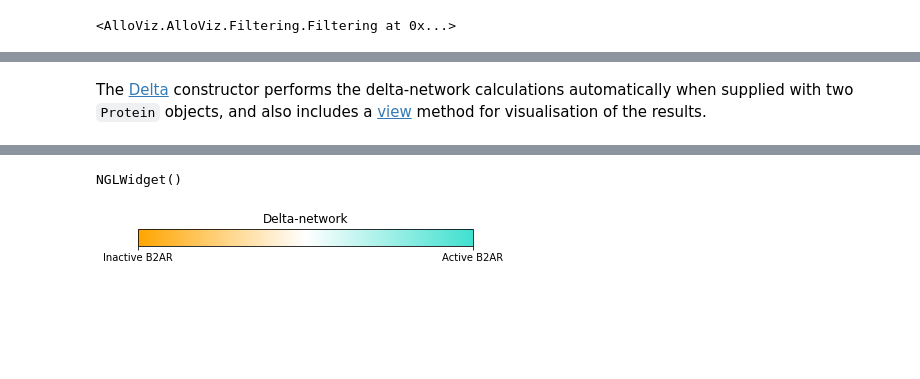
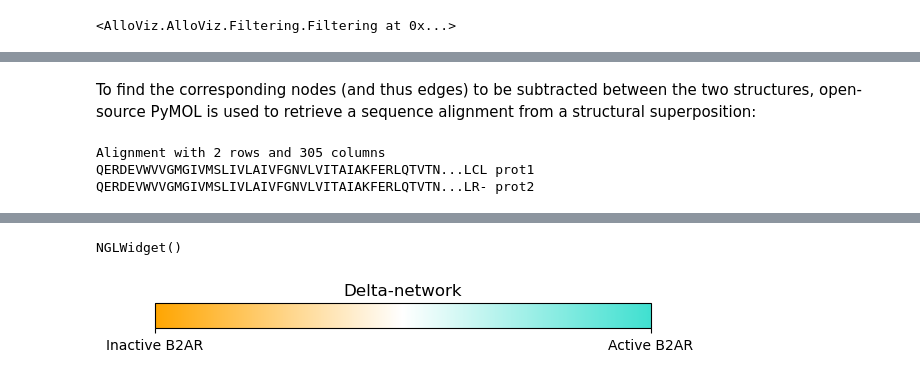
Before and after one commit to frannerin/AlloViz, a Jupyter notebook: notebooks/delta.ipynb, the cells around one changed output, grey strips where cells are left out. Drawn from its saved outputs; the diff is of its cells as text; code cells hidden in the pictures; blank space fills up the shorter version.

```diff
--- a/notebooks/delta.ipynb
+++ b/notebooks/delta.ipynb
@@ -131,8 +71,13 @@ adding analyzed edges <AlloViz.Wrappers.pytraj_w.pytraj_CA object at 0x...> Spat
-# %% [markdown]
-The [Delta](api/AlloViz.Delta.rst) constructor performs the delta-network calculations automatically when supplied with two `Protein` objects, and also includes a [view](api/AlloViz.Delta.view.rst) method for visualisation of the results.
 # %%
 delta = AlloViz.Delta(activeB2AR, inactiveB2AR)
+# %% [markdown]
+To find the corresponding nodes (and thus edges) to be subtracted between the two structures, open-source PyMOL is used to retrieve a sequence alignment from a structural superposition:
+# %%
+print(delta._aln)
+# %% [output]
+Alignment with 2 rows and 305 columns
+QERDEVWVVGMGIVMSLIVLAIVFGNVLVITAIAKFERLQTVTN...LCL prot1
+QERDEVWVVGMGIVMSLIVLAIVFGNVLVITAIAKFERLQTVTN...LR- prot2
 # %%
-delta.view(pkg="pytraj_CA", metric="btw", filtering="Spatially_distant", element=["edges"])
-# the same as: delta.pytraj_CA.Spatially_distant.edges.view("btw")
+delta.view(pkg="pytraj_CA", metric="btw", filtering="No_Sequence_Neighbors", element="edges")
 # %% [output]
@@ -139,2 +85,2 @@ delta.view(pkg="pytraj_CA", metric="btw", filtering="Spatially_distant", element
 NGLWidget()
-[figure, old version]
+[figure, new version]
```
Also changed, not shown: parts of 21 cells of this notebook, 13 other files.
